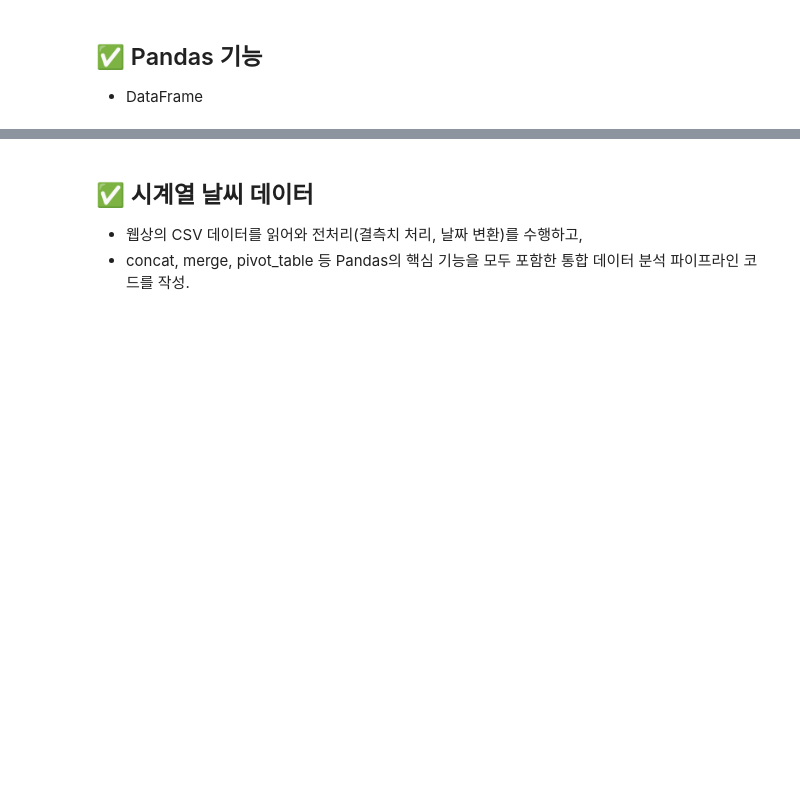
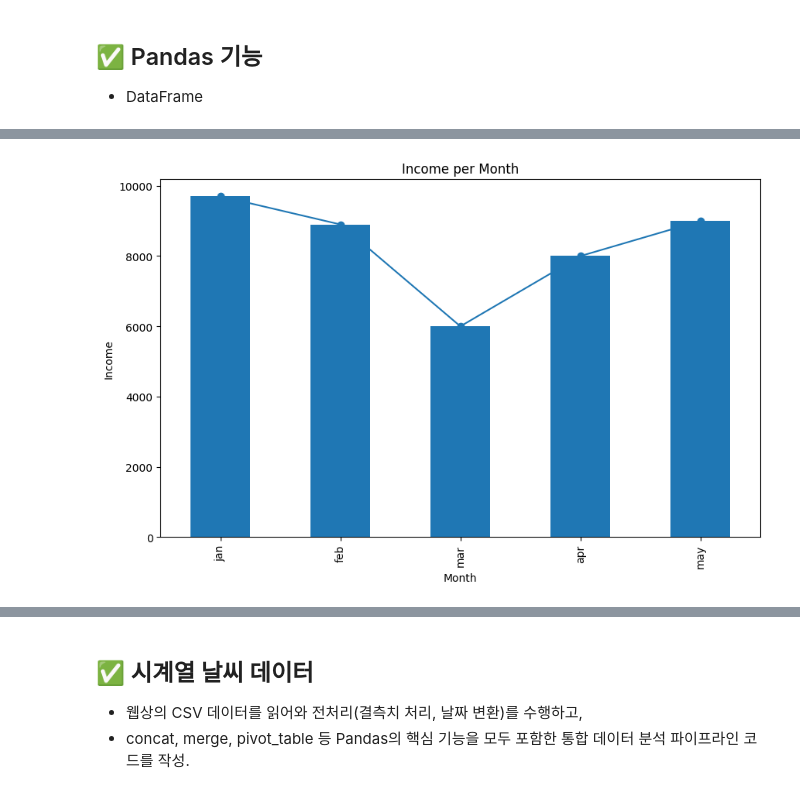
Before and after one commit to seojun779/web_2026_bigdatacomputing, a Jupyter notebook: class_web_pandas.ipynb, the cells around one changed output, grey strips where cells are left out. Drawn from its saved outputs; the diff is of its cells as text; code cells hidden in the pictures; blank space fills up the shorter version.

```diff
--- a/class_web_pandas.ipynb
+++ b/class_web_pandas.ipynb
@@ -100,24 +100,94 @@ Name: income, dtype: int64
 
 *  DataFrame
 # %%
-#------------------------------------------------------
+#---------------------------------------------------------
 # DataFrame : Series의 결합해서 만들때는 딕셔너리 이용함
-#-------------------------------------------------------
+#--------------------------------------------------------
 import pandas as pd
 import numpy as np
+import matplotlib.pyplot as plt
+#---------------------------------------
+# 1. 데이터프레임 객체 생성
+#---------------------------------------
+# (1) 시리즈을 이용한 값 정의
+month_s = pd.Series(['jan','feb','mar','apr','may']) # 5개월 월별 정보
+income_s = pd.Series([9700, 8900, 6000, 8000, 9000]) # 5개월 수입 정보
+expense_s = pd.Series([9000, 8700, 6500,7900, 8900]) # 5개월 지출 정보
 
-# 1. 데이터프레임 객체 생성
-# 시리즈를 이용한 값 정의
-month_s = pd.Series(['jan', 'feb', 'mar', 'apr', 'may']) # 5개월 월별 정보
-income_s = pd.Series([9700, 8900, 6000, 8000, 9000]) # 5개월 수입 정보
-expense_s = pd.Series([9000, 8700, 6500, 7900, 8900]) #5개월 지출 정보
+# (2) 2차원 구조의 테이블 생성 : 딕셔너리 이용
+df = pd.DataFrame({'월':month_s, '수입':income_s, '지출':expense_s})
+# print(df)
 
-# 2차원 구조의 테이블 생성 : 딕셔너리 이용
-df = pd.DataFrame({'월':month_s, '수입':income_s, '지출':expense_s})
-print(df)
+#---------------------------------
+# 2. 데이터프레임의 속성
+#----------------------------------
+#print("\n",df.index.to_list()) #[0,1,2,3,4] 인덱스 정보 추출
+#print("\n", df.columns.to_list()) #['월', '수입', '지출'] 컬럼 정보 추출
+#print("\n",df.values) # 넘파이의 2차원 배열
 
-# 2. 데이터프레임의 속성
-print("\n",df.index.to_list()) #[0, 1, 2, 3, 4] 인덱스 정보 추출
-print("\n",df.columns.to_list()) #['월', '수입', '지출'] 컬럼 정보 추출
-print("\n",df.values) # 넘파이의 2차원 배열
+#-----------------------------------
+# 3. 데이터프레임의 인덱스 재설정
+#----------------------------------------
+df.index = ["r1", "r2", "r3", "r4", "r5"]
+# print("\n", df)
+
+# (1) 컬럼을 인덱스로 변경 : df.set_index('컬럼명')
+df = df.set_index("월")
+print("\n", df)
+
+#-----------------------------------------
+# 4. 데이터프레임의 특정 컬럼(열) 추출
+#-----------------------------------------
+#print("\n", df["수입"])
+#print("\n", df[["수입", "지출"]])
+
+#------------------------------------------
+# 5. 데이터프레임의 특정 행 추출: df.loc[]
+#-------------------------------------------
+# print("\n", df.loc["jan"])
+# print("\n", df.loc[["jan", "mar"]])
+#----------------------------------------------------
+# 6. 데이터프레임의 특정 (행, 열)위치에 있는 값 추출 : df.loc[]
+#----------------------------------------------------
+# print("\n", df.loc["jan", "수입"])
+# print("\n", df.loc[["jan", "mar"], ["수입", "지출"]])
+
+#---------------------------------------
+# 7. 데이터프레임에 새로운 컬럼 추가
+#---------------------------------------
+df['잔액'] = df['수입'] - df['지출']
+# print("\n", df)
+#-----------------------------------------------
+# 8. 논리 인덱싱 조건을 이용해서 새로운 컬럼 추가 : np.where()
+#-----------------------------------------------
+df['적자'] =np.where(df['잔액'] < 0, "-", "+") # 논리인덱싱
+# print("\n", df)
+
+#-----------------------------------------------------------------
+# 행/열 삭제 : df.drop()
+#----------------------------------------------------------------
+df_drop_col = df.drop(columns=['잔액', "적자"], axis = 1, inplace = False)
+print("\n", df_drop_col)
+
+df_drop_row = df.drop(index=["jan", "feb"], axis = 1, inplace = False)
+print("\n", df_drop_row)
+
+
+# -----------------------------------------
+# 데이터프레임의 시각화
+#------------------------------------------
+
+plt.figure(figsize=(10, 6))
+plt.plot(df['수입'], label='수입', marker='o')
+df['수입'].plot(kind = 'bar')
+plt.title("Income per Month")
+plt.xlabel("Month")
+plt.ylabel("Income")
+plt.show()
+
+#----------------------------------
+# 데이터프레임 그룹화 : df.goupby()
+#-----------------------------------
+df_group = df.groupby('적자').max(numeric_only=True)
+print("\n", df_group)
 # %% [output]
@@ -139,0 +211 @@ print("\n",df.values) # 넘파이의 2차원 배열
+[figure, added]
```
Also changed, not shown: parts of 14 cells of this notebook.
